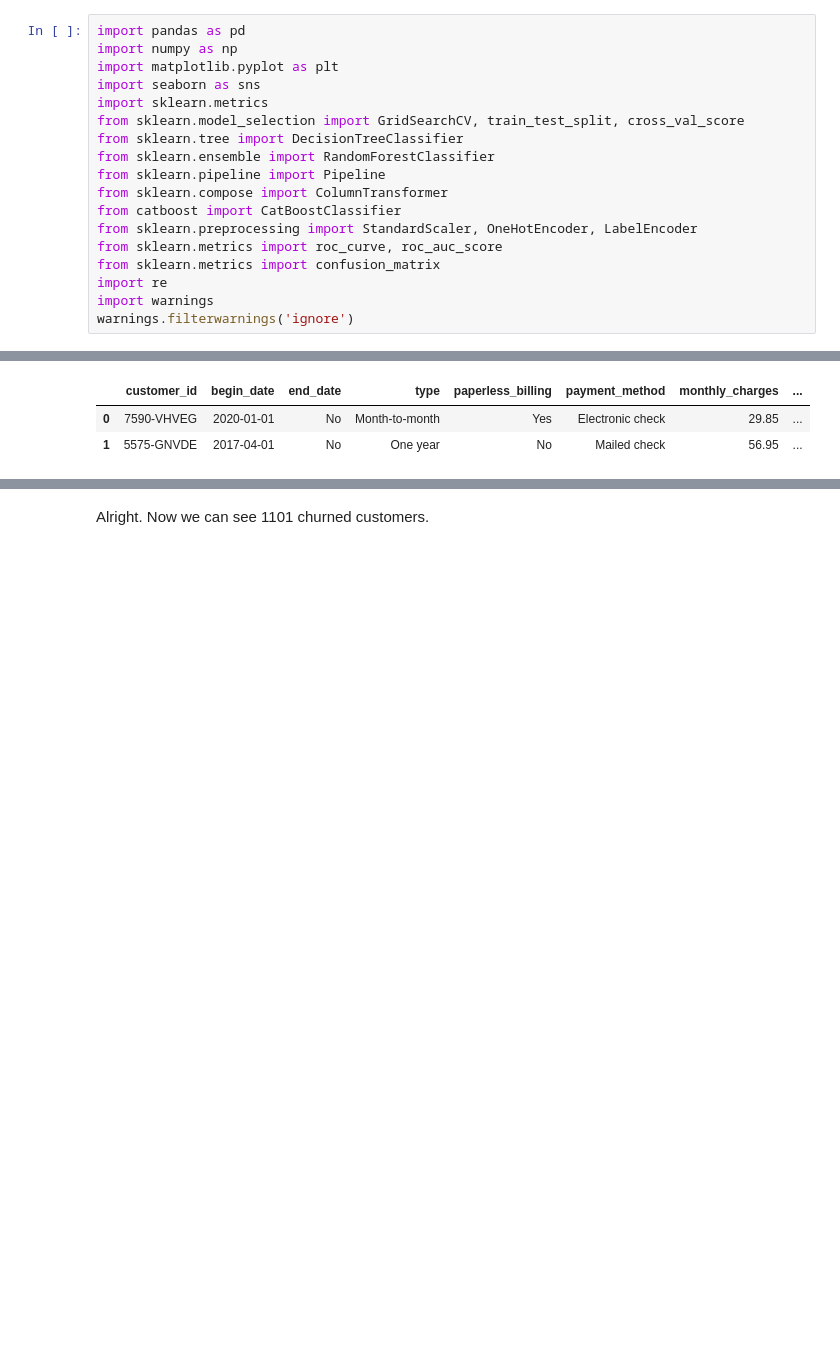
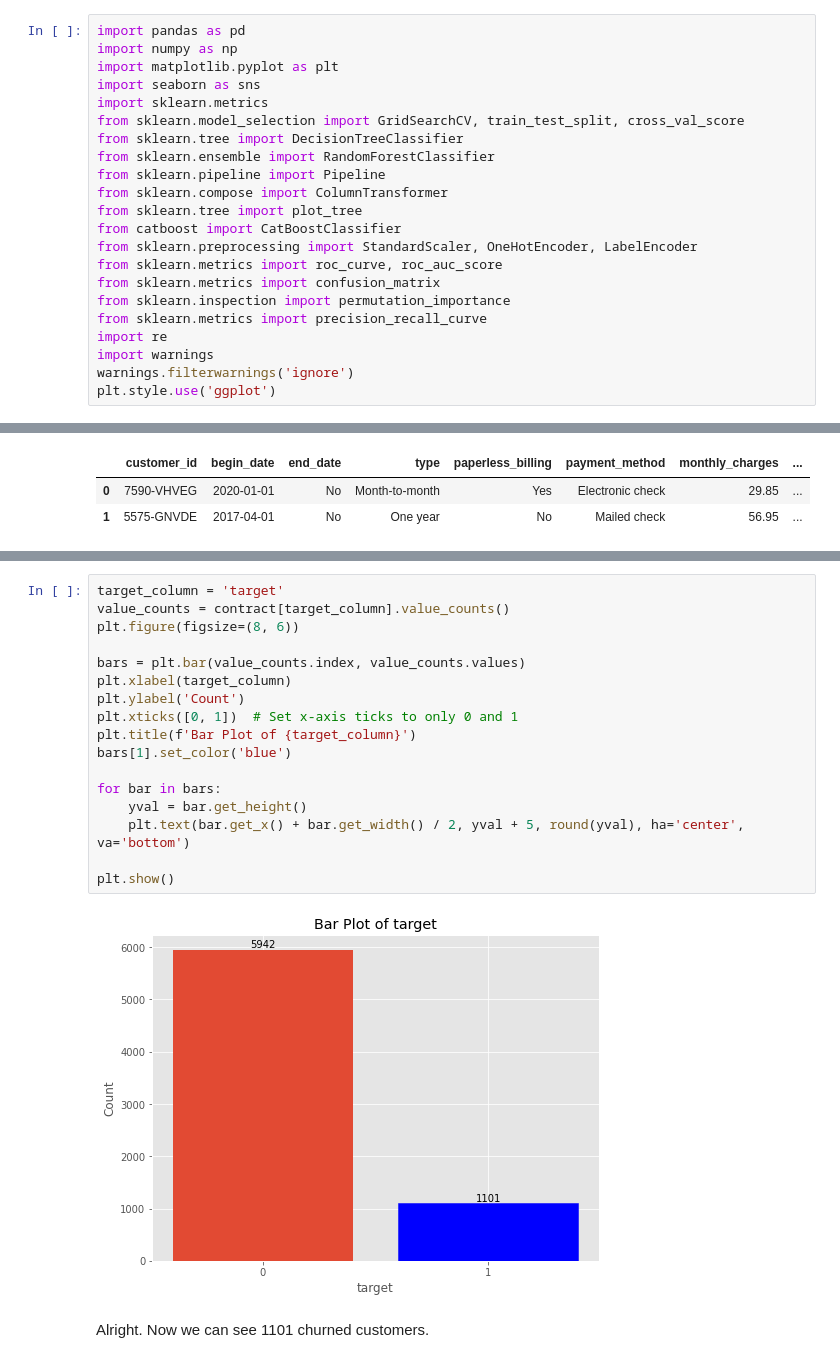
Before and after one commit to dslialin/portfolio, a Jupyter notebook: Project_8_Yandex_churn/Project_8_Yandex_churn.ipynb, the cells around one changed output, grey strips where cells are left out. Drawn from its saved outputs; the diff is of its cells as text; blank space fills up the shorter version.

```diff
--- a/Project_8_Yandex_churn/Project_8_Yandex_churn.ipynb
+++ b/Project_8_Yandex_churn/Project_8_Yandex_churn.ipynb
@@ -43,11 +43,15 @@ from sklearn.tree import DecisionTreeClassifier
 from sklearn.ensemble import RandomForestClassifier
 from sklearn.pipeline import Pipeline
 from sklearn.compose import ColumnTransformer
+from sklearn.tree import plot_tree
 from catboost import CatBoostClassifier
 from sklearn.preprocessing import StandardScaler, OneHotEncoder, LabelEncoder
 from sklearn.metrics import roc_curve, roc_auc_score
 from sklearn.metrics import confusion_matrix
+from sklearn.inspection import permutation_importance
+from sklearn.metrics import precision_recall_curve
 import re
 import warnings
 warnings.filterwarnings('ignore')
+plt.style.use('ggplot')
 # %%
@@ -583,4 +576,23 @@ contract.target.value_counts()
 Name: target, dtype: int64
+# %%
+target_column = 'target'
+value_counts = contract[target_column].value_counts()
+plt.figure(figsize=(8, 6))
+
+bars = plt.bar(value_counts.index, value_counts.values)
+plt.xlabel(target_column)
+plt.ylabel('Count')
+plt.xticks([0, 1])  # Set x-axis ticks to only 0 and 1
+plt.title(f'Bar Plot of {target_column}')
+bars[1].set_color('blue')
+
+for bar in bars:
+    yval = bar.get_height()
+    plt.text(bar.get_x() + bar.get_width() / 2, yval + 5, round(yval), ha='center', va='bottom')
+
+plt.show()
+# %% [output]
+[figure, added]
 # %% [markdown]
 Alright. Now we can see 1101 churned customers.
 # %%
```
Also changed, not shown: parts of 55 cells of this notebook.
